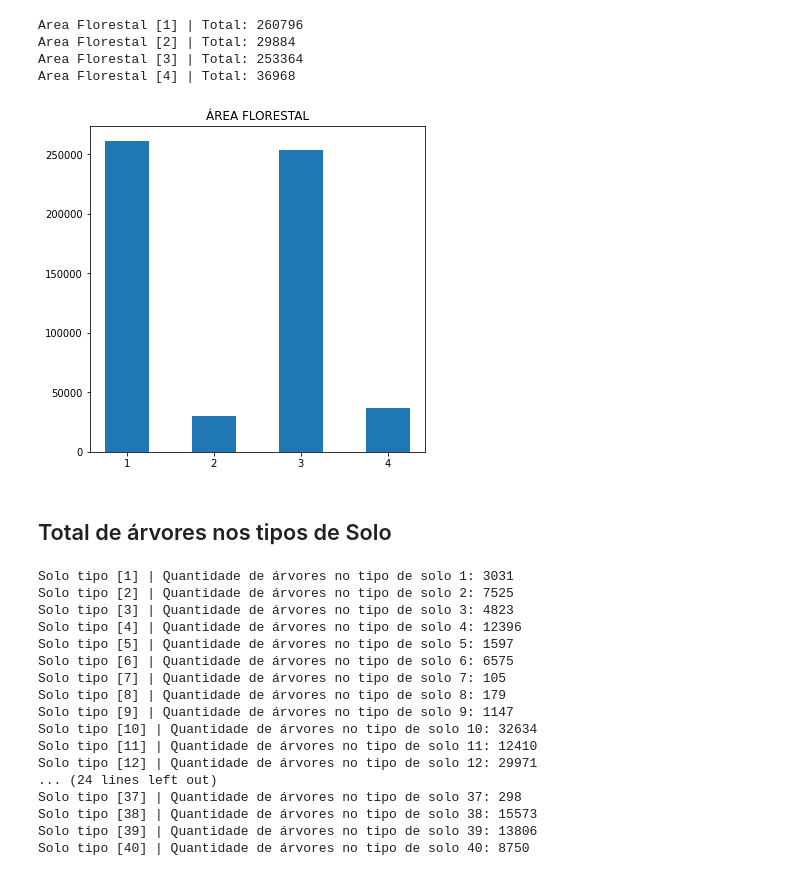
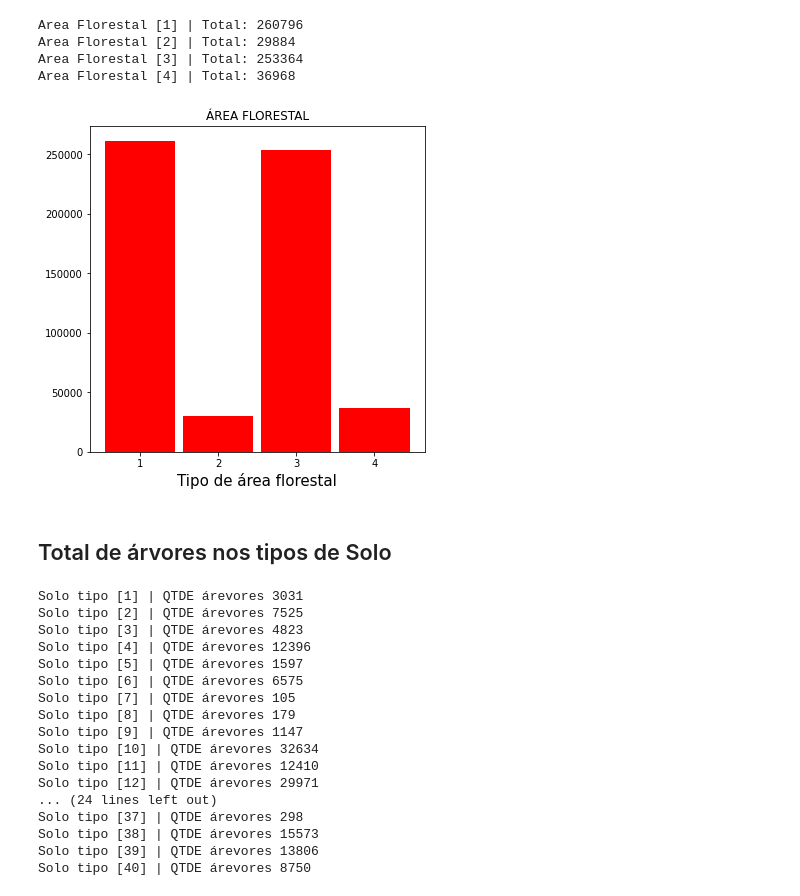
Before and after one commit to AllanHigorLP/Atividade_avaliativa-2.2-RNA, a Jupyter notebook: PP_2_2_1_Conhecendo_o_Conjunto_de_Dados.ipynb, the cells around one changed output. Drawn from its saved outputs; the diff is of its cells as text; code cells hidden in the pictures.

Commit message:
att plt quantidade de tipo de solo

```diff
--- a/PP_2_2_1_Conhecendo_o_Conjunto_de_Dados.ipynb
+++ b/PP_2_2_1_Conhecendo_o_Conjunto_de_Dados.ipynb
@@ -351,41 +351,42 @@ Area Florestal [4] | Total: 36968
 # %%
 wilderness_types = ['1', '2', '3', '4']
 plt.figure(figsize=(6,6))
-plt.bar(wilderness_types, wilderness_counts, width=0.5)
+plt.bar(wilderness_types, wilderness_counts, width=0.9, color='r')
 plt.title('ÁREA FLORESTAL')
+plt.xlabel("Tipo de área florestal",fontsize=15)
 plt.show()
 # %% [output]
-[figure, old version]
+[figure, new version]
 # %% [markdown]
 ## Total de árvores nos tipos de Solo
 # %%
 #Soil_Type+1
 #Soil_Type+2
-soil_counts = []
+count_soil = []
 for num in range(1,41):
-    col = ('Soil_Type' + str(num))
-    this_soil = df[col].groupby(df['Cover_Type'])
+    col= ('Soil_Type' + str(num))
+    soil = df[col].groupby(df['Cover_Type'])
     totals = []
-    for value in this_soil.sum():
+    for value in soil.sum():
         totals.append(value)
     total_sum = sum(totals)
-    soil_counts.append(total_sum)
-    print("Solo tipo [{0}] | Quantidade de árvores no tipo de solo {0}: {1}".format(num, total_sum))
+    count_soil.append(total_sum)
+    print("Solo tipo [{0}] | QTDE árevores {1}".format(num, total_sum))
 # %% [output]
-Solo tipo [1] | Quantidade de árvores no tipo de solo 1: 3031
-Solo tipo [2] | Quantidade de árvores no tipo de solo 2: 7525
-Solo tipo [3] | Quantidade de árvores no tipo de solo 3: 4823
-Solo tipo [4] | Quantidade de árvores no tipo de solo 4: 12396
-Solo tipo [5] | Quantidade de árvores no tipo de solo 5: 1597
-Solo tipo [6] | Quantidade de árvores no tipo de solo 6: 6575
-Solo tipo [7] | Quantidade de árvores no tipo de solo 7: 105
-Solo tipo [8] | Quantidade de árvores no tipo de solo 8: 179
-Solo tipo [9] | Quantidade de árvores no tipo de solo 9: 1147
-Solo tipo [10] | Quantidade de árvores no tipo de solo 10: 32634
-Solo tipo [11] | Quantidade de árvores no tipo de solo 11: 12410
-Solo tipo [12] | Quantidade de árvores no tipo de solo 12: 29971
+Solo tipo [1] | QTDE árevores 3031
+Solo tipo [2] | QTDE árevores 7525
+Solo tipo [3] | QTDE árevores 4823
+Solo tipo [4] | QTDE árevores 12396
+Solo tipo [5] | QTDE árevores 1597
+Solo tipo [6] | QTDE árevores 6575
+Solo tipo [7] | QTDE árevores 105
+Solo tipo [8] | QTDE árevores 179
+Solo tipo [9] | QTDE árevores 1147
+Solo tipo [10] | QTDE árevores 32634
+Solo tipo [11] | QTDE árevores 12410
+Solo tipo [12] | QTDE árevores 29971
 ... (24 lines left out)
-Solo tipo [37] | Quantidade de árvores no tipo de solo 37: 298
-Solo tipo [38] | Quantidade de árvores no tipo de solo 38: 15573
-Solo tipo [39] | Quantidade de árvores no tipo de solo 39: 13806
-Solo tipo [40] | Quantidade de árvores no tipo de solo 40: 8750
+Solo tipo [37] | QTDE árevores 298
+Solo tipo [38] | QTDE árevores 15573
+Solo tipo [39] | QTDE árevores 13806
+Solo tipo [40] | QTDE árevores 8750
```
Also changed, not shown: parts of 2 cells of this notebook.
